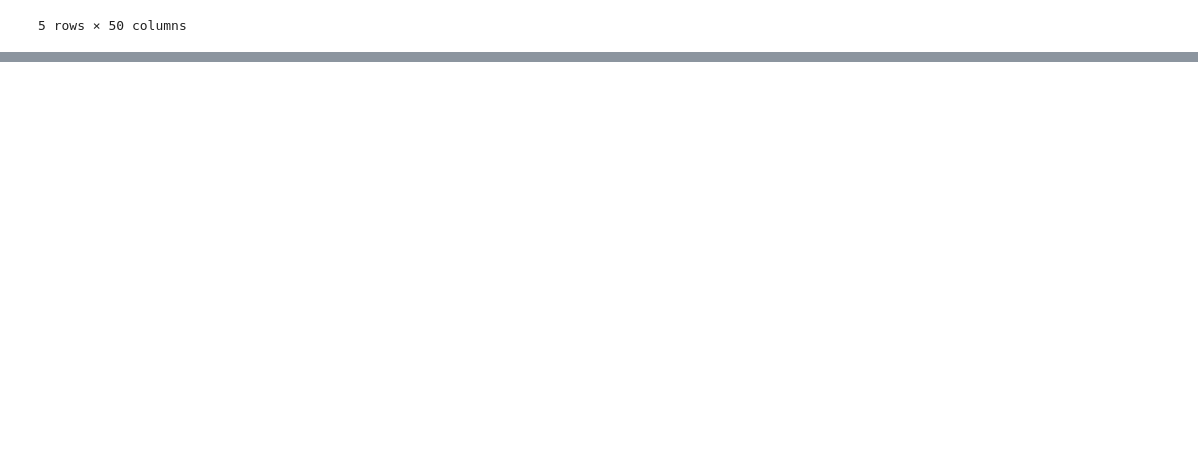
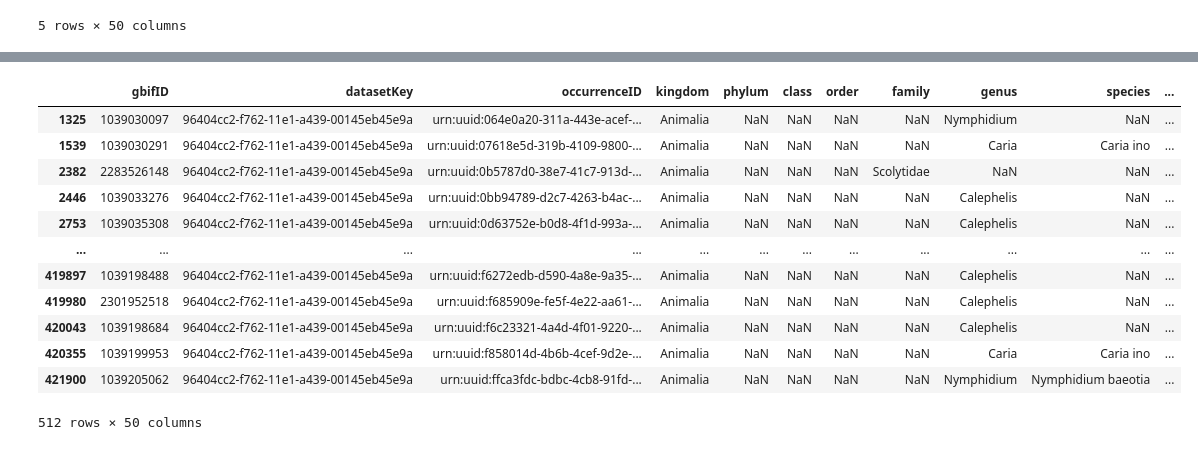
Before and after one commit to envirodatascience/final-project-insect-team, a Jupyter notebook: ENV617_group_project_ypm_ent_data.ipynb, the cells around one changed output, grey strips where cells are left out. Cells and saved outputs as stored; diff of their text form; code cells hidden in the pictures; blank space fills up the shorter version.

```diff
--- a/ENV617_group_project_ypm_ent_data.ipynb
+++ b/ENV617_group_project_ypm_ent_data.ipynb
@@ -165,0 +231,20 @@ AttributeError: module 'pandas' has no attribute 'to_csv'
+# %%
+# check null phyla
+df_ent[df_ent.phylum.isnull()]
+# those visible in preview are all insects, just looks like their taxonomy matching did not work
+# will come back to this later in the notebook
+# either need to ignore these records or manually add in at a mimimum order and family
+# %% [output]
+|  | gbifID | datasetKey | occurrenceID | kingdom | phylum | class | order | family | genus | species | ... |
+| 1325 | 1039030097 | 96404cc2-f762-11e1-a439-00145eb45e9a | urn:uuid:064e0a20-311a-443e-acef-... | Animalia | NaN | NaN | NaN | NaN | Nymphidium | NaN | ... |
+| 1539 | 1039030291 | 96404cc2-f762-11e1-a439-00145eb45e9a | urn:uuid:07618e5d-319b-4109-9800-... | Animalia | NaN | NaN | NaN | NaN | Caria | Caria ino | ... |
+| 2382 | 2283526148 | 96404cc2-f762-11e1-a439-00145eb45e9a | urn:uuid:0b5787d0-38e7-41c7-913d-... | Animalia | NaN | NaN | NaN | Scolytidae | NaN | NaN | ... |
+| 2446 | 1039033276 | 96404cc2-f762-11e1-a439-00145eb45e9a | urn:uuid:0bb94789-d2c7-4263-b4ac-... | Animalia | NaN | NaN | NaN | NaN | Calephelis | NaN | ... |
+| 2753 | 1039035308 | 96404cc2-f762-11e1-a439-00145eb45e9a | urn:uuid:0d63752e-b0d8-4f1d-993a-... | Animalia | NaN | NaN | NaN | NaN | Calephelis | NaN | ... |
+| ... | ... | ... | ... | ... | ... | ... | ... | ... | ... | ... | ... |
+| 419897 | 1039198488 | 96404cc2-f762-11e1-a439-00145eb45e9a | urn:uuid:f6272edb-d590-4a8e-9a35-... | Animalia | NaN | NaN | NaN | NaN | Calephelis | NaN | ... |
+| 419980 | 2301952518 | 96404cc2-f762-11e1-a439-00145eb45e9a | urn:uuid:f685909e-fe5f-4e22-aa61-... | Animalia | NaN | NaN | NaN | NaN | Calephelis | NaN | ... |
+| 420043 | 1039198684 | 96404cc2-f762-11e1-a439-00145eb45e9a | urn:uuid:f6c23321-4a4d-4f01-9220-... | Animalia | NaN | NaN | NaN | NaN | Calephelis | NaN | ... |
+| 420355 | 1039199953 | 96404cc2-f762-11e1-a439-00145eb45e9a | urn:uuid:f858014d-4b6b-4cef-9d2e-... | Animalia | NaN | NaN | NaN | NaN | Caria | Caria ino | ... |
+| 421900 | 1039205062 | 96404cc2-f762-11e1-a439-00145eb45e9a | urn:uuid:ffca3fdc-bdbc-4cb8-91fd-... | Animalia | NaN | NaN | NaN | NaN | Nymphidium | Nymphidium baeotia | ... |
+512 rows × 50 columns
```
Also changed, not shown: parts of 63 cells of this notebook.
